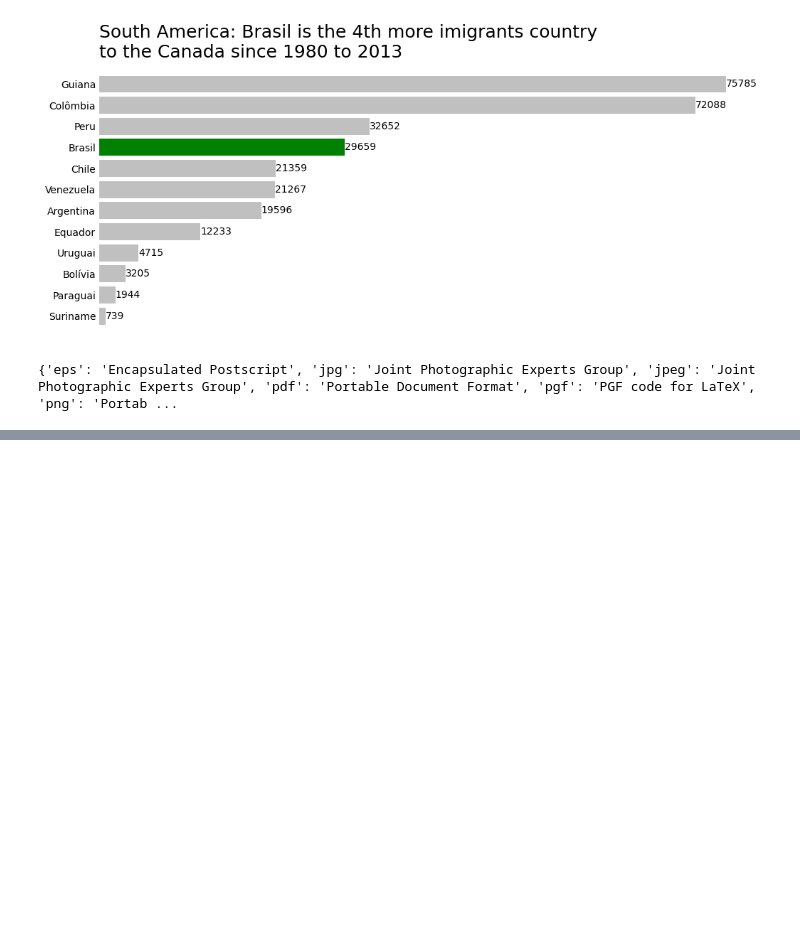
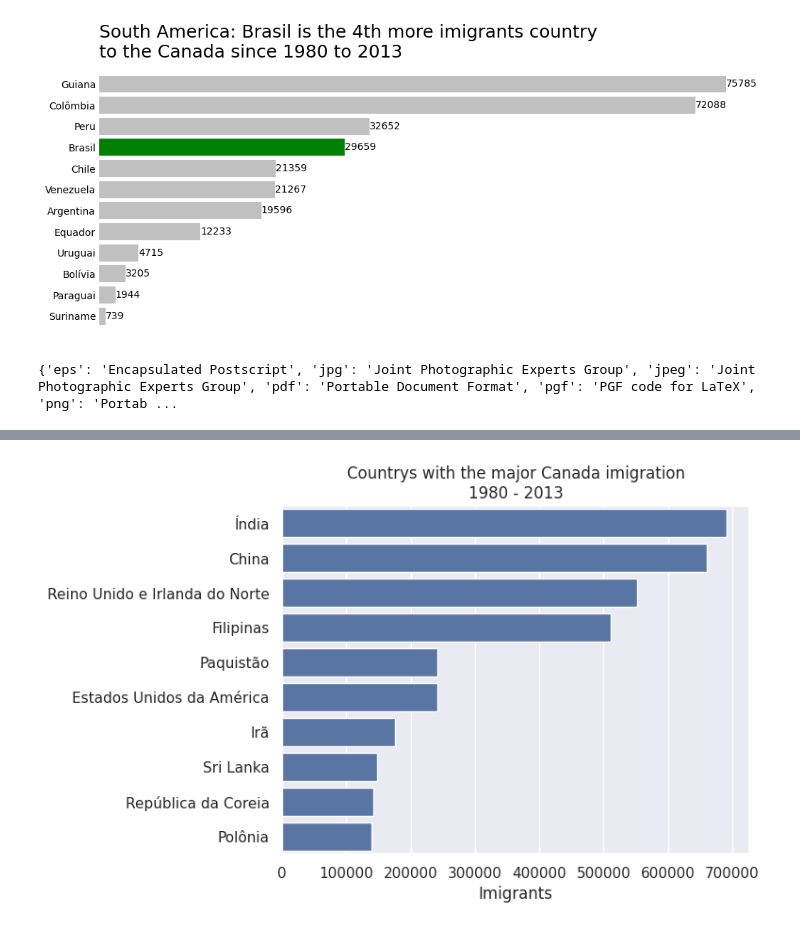
Before and after one commit to feliperrgama/brazil_to_canada_imigration_analisys, a Jupyter notebook: notebook/01_main_notebook.ipynb, the cells around one changed output, grey strips where cells are left out. Drawn from its saved outputs; the diff is of its cells as text; code cells hidden in the pictures; blank space fills up the shorter version.

```diff
--- a/notebook/01_main_notebook.ipynb
+++ b/notebook/01_main_notebook.ipynb
@@ -480,0 +518,11 @@ print(fig.canvas.get_supported_filetypes())
+# %%
+# Personaling the charts with seaborn:
+ax = sns.barplot(data=top_ten_countrys_imigrants, x='Total', y=top_ten_countrys_imigrants.index, orient='h')
+
+ax.set(title='Countrys with the major Canada imigration\n1980 - 2013',
+       xlabel='Imigrants',
+       ylabel='')
+
+plt.show()
+# %% [output]
+[figure, added]
```
Also changed, not shown: parts of 21 cells of this notebook, 2 other files.
